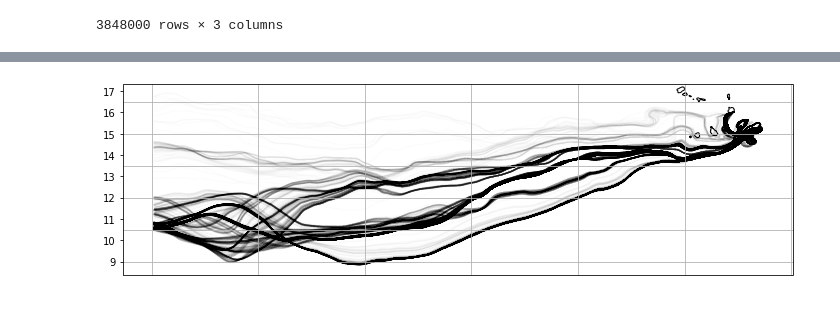
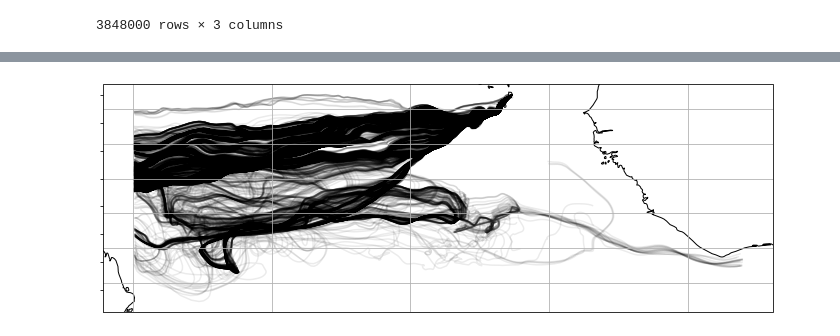
Before and after one commit to willirath/lagrangian_trajectory_clustering, a Jupyter notebook: notebooks/2022-06-25_plot_raw_data.ipynb, the cells around one changed output, grey strips where cells are left out. Drawn from its saved outputs; the diff is of its cells as text; code cells hidden in the pictures; blank space fills up the shorter version.

Commit message:
Update illustrative figures

```diff
--- a/notebooks/2022-06-25_plot_raw_data.ipynb
+++ b/notebooks/2022-06-25_plot_raw_data.ipynb
@@ -14,10 +14,10 @@ import cartopy
 ERROR 1: PROJ: proj_create_from_database: Open of /opt/conda/share/proj failed
 # %%
 data_cape_verde = subset_trajectories(
-    load_cape_verde_trajectories(year=2011),
+    load_cape_verde_trajectories(year=2017),
     num_traj=4_000,
     use_random=True,
-    random_seed=123,
+    random_seed=456,
 )
 display(data_cape_verde)
 # %% [output]
@@ -96,10 +96,11 @@ fig, ax = plt.subplots(
     .plot.line(
         x="longitude", y="latitude",
         ax=ax, legend=False,
-        alpha=0.01, color="black",
+        alpha=0.08, color="black",
         transform=cartopy.crs.PlateCarree()
     )
 )
 ax.gridlines()
+ax.set_yticklabels([])
 _ = ax.coastlines();
 # %% [output]
@@ -108,4 +109,4 @@ Wall time: 1min 1s
-[figure, old version]
+[figure, new version]
 # %%
 %%time
 
```
Also changed, not shown: parts of 5 cells of this notebook, 1 other file.
